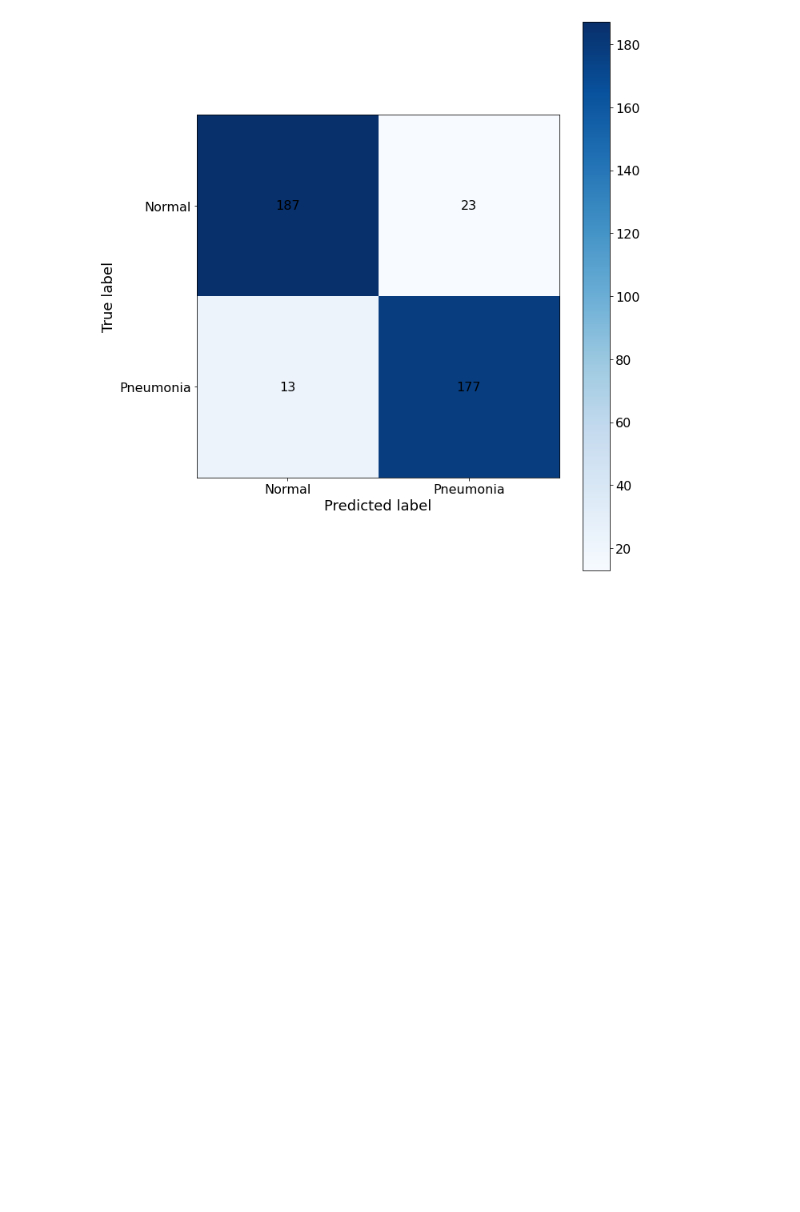
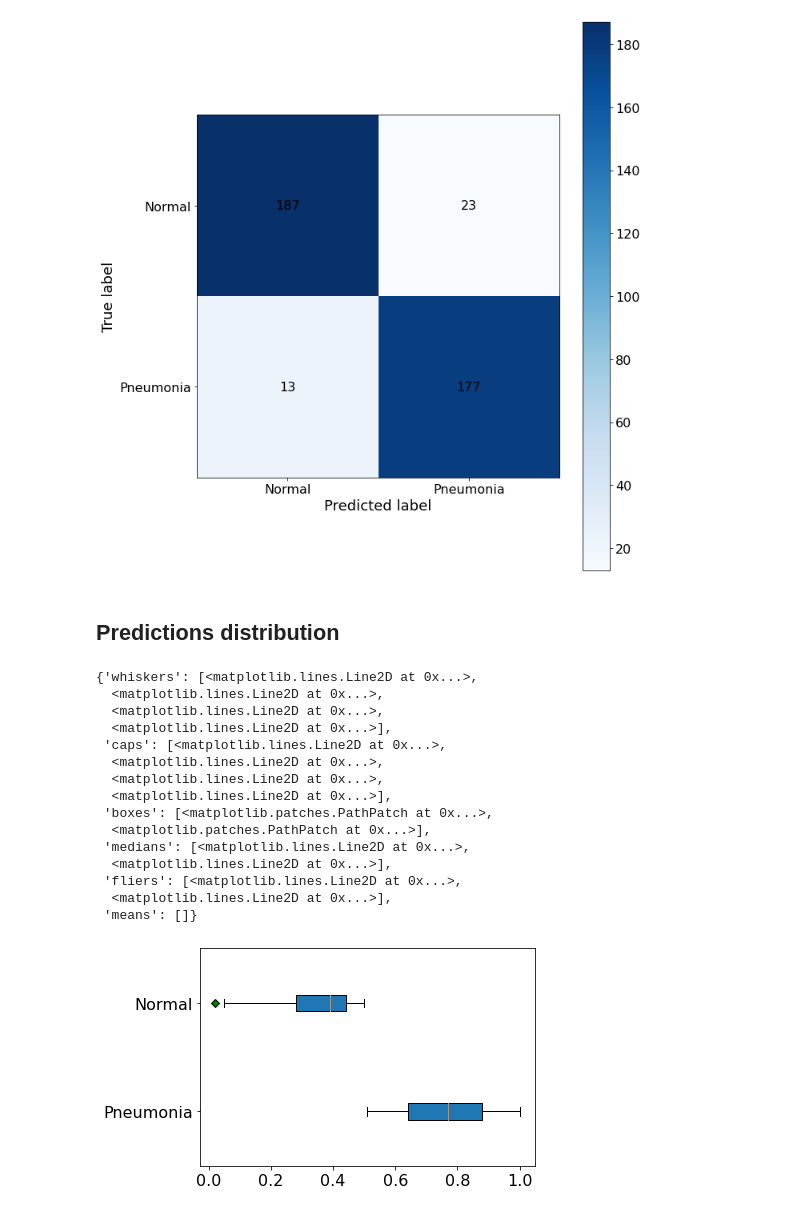
Before and after one commit to himiro/imageRecognition_2021_17, a Jupyter notebook: chest_Xray/chest_xray.ipynb, the cells around one changed output. Drawn from its saved outputs; the diff is of its cells as text; code cells hidden in the pictures; blank space fills up the shorter version.

Commit message:
plot metrics boxplot predictions

```diff
--- a/chest_Xray/chest_xray.ipynb
+++ b/chest_Xray/chest_xray.ipynb
@@ -215,3 +216,30 @@ plt.tight_layout()
 plt.show()
 # %% [output]
 [figure]
+# %% [markdown]
+## Predictions distribution
+# %%
+pneumonia = scores_probas[scores_probas.round()==True]
+normal = scores_probas[scores_probas.round()==False]
+
+green_diamond = dict(markerfacecolor='g', marker='D')
+
+plt.boxplot([pneumonia, normal], labels=['Pneumonia', 'Normal'],
+            flierprops=green_diamond, vert=False, patch_artist=True)
+# %% [output]
+{'whiskers': [<matplotlib.lines.Line2D at 0x...>,
+  <matplotlib.lines.Line2D at 0x...>,
+  <matplotlib.lines.Line2D at 0x...>,
+  <matplotlib.lines.Line2D at 0x...>],
+ 'caps': [<matplotlib.lines.Line2D at 0x...>,
+  <matplotlib.lines.Line2D at 0x...>,
+  <matplotlib.lines.Line2D at 0x...>,
+  <matplotlib.lines.Line2D at 0x...>],
+ 'boxes': [<matplotlib.patches.PathPatch at 0x...>,
+  <matplotlib.patches.PathPatch at 0x...>],
+ 'medians': [<matplotlib.lines.Line2D at 0x...>,
+  <matplotlib.lines.Line2D at 0x...>],
+ 'fliers': [<matplotlib.lines.Line2D at 0x...>,
+  <matplotlib.lines.Line2D at 0x...>],
+ 'means': []}
+[figure, added]
```
Also changed, not shown: parts of 2 cells of this notebook.
